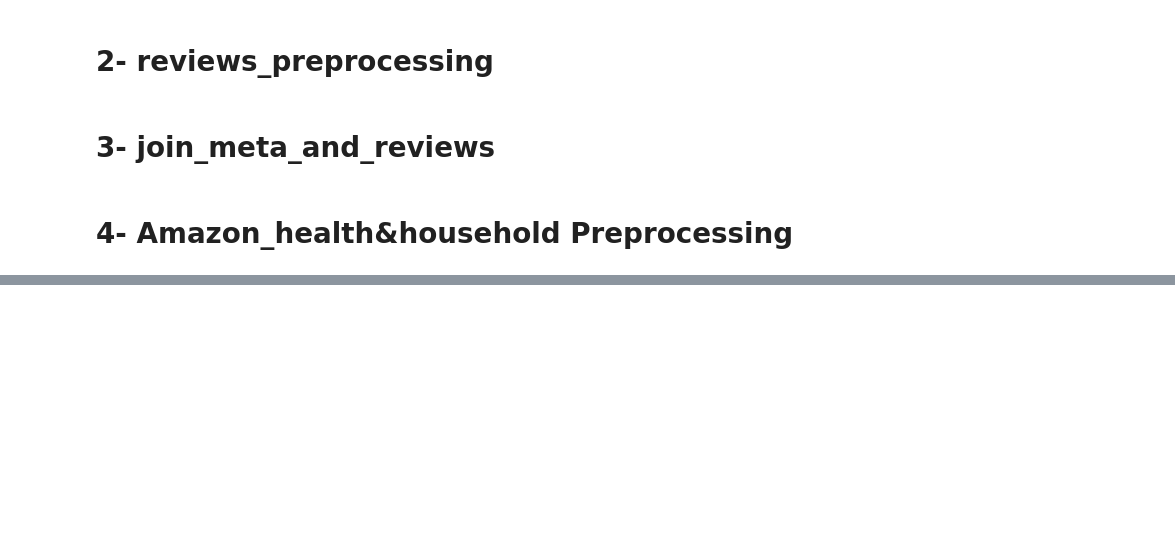
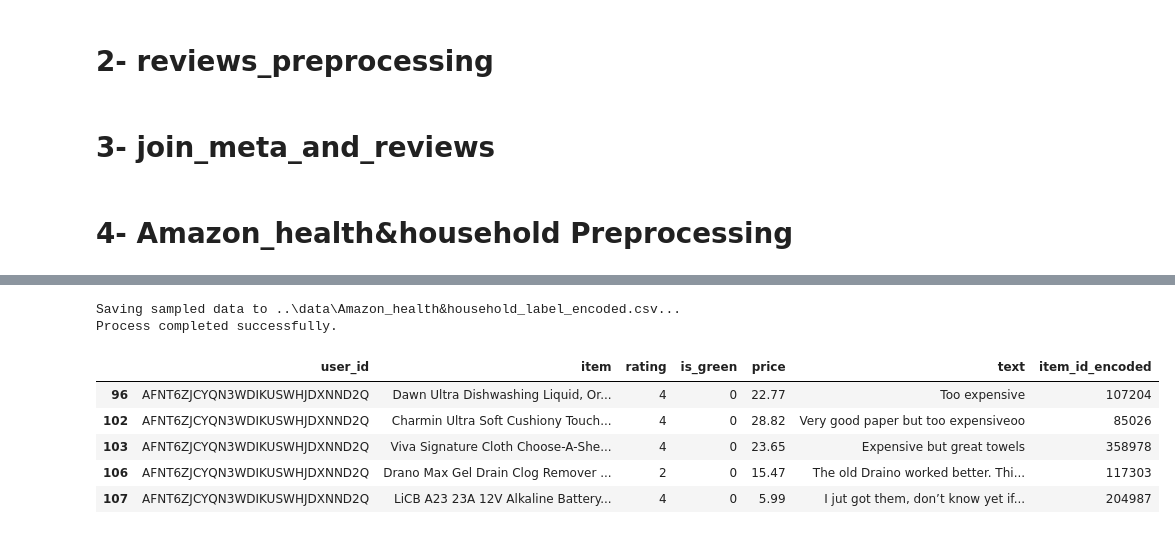
Before and after one commit to Hady-ElShennawy/AIE425_FinalProject_Group17, a Jupyter notebook: SECTION2_DomainRecommender/code/data_preprocessing.ipynb, the cells around one changed output, grey strips where cells are left out. Drawn from its saved outputs; the diff is of its cells as text; code cells hidden in the pictures; blank space fills up the shorter version.

Commit message:
data_preprocessing

```diff
--- a/SECTION2_DomainRecommender/code/data_preprocessing.ipynb
+++ b/SECTION2_DomainRecommender/code/data_preprocessing.ipynb
@@ -393,10 +392,12 @@ Rows after User Filter: 14554
 # %%
-print(f"Sampling {N_RATINGS} Interactions (Seed {SEED})...")
+# Keep: user_id, item_id, rating, is_green, price, text
+print("Filtering columns...")
 
-if len(df_filtered) > N_RATINGS:
-    df_filtered = df_filtered.sample(n=N_RATINGS, random_state=SEED)
-else:
-     print(f"Note: Only {len(df_filtered)} interactions available (requested {N_RATINGS}). keeping all.")
+cols_to_keep = ['user_id', 'item', 'rating', 'is_green', 'price', 'text']
+# Filter to only keep columns that actually exist in the dataframe
+existing_cols = [c for c in cols_to_keep if c in df.columns]
 
-print(f"Current Shape: {df_filtered.shape}")
+df = df[existing_cols]
+print("Columns after filtering:", df.columns.tolist())
+df.head()
 # %% [output]
@@ -406,11 +412,16 @@ Current Shape: (14554, 8)
 # %%
-print(f"Final Shape: {df_filtered.shape}")
-print(f"Unique Users: {df_filtered['user_id'].nunique()}")
-print(f"Unique Items: {df_filtered['item'].nunique()}")
+print("Performing Label Encoding on item...")
 
-try:
-    df_filtered.to_csv(OUTPUT_FILE, index=False)
-    print(f"Saved sampled dataset to: {os.path.abspath(OUTPUT_FILE)}")
-except Exception as e:
-    print(f"Error saving file: {e}")
+if 'item' in df.columns:
+    le = LabelEncoder()
+    # Convert to string to ensure consistency before encoding
+    df['item'] = df['item'].astype(str)
+    df['item_id_encoded'] = le.fit_transform(df['item'])
+    print("Encoding complete.")
+
+    # Save the full preprocessed file
+    print(f"Saving preprocessed data to {preprocessed_file}...")
+    df.to_csv(preprocessed_file, index=False)
+else:
+    print("Warning: 'item' column not found.")
 # %% [output]
@@ -472,0 +455,18 @@ File preview:
+# %%
+if not df_sampled.empty:
+    print(f"Saving sampled data to {sampled_file}...")
+    df_sampled.to_csv(sampled_file, index=False)
+    print("Process completed successfully.")
+else:
+    print("No data to save.")
+
+df_sampled.head()
+# %% [output]
+Saving sampled data to ..\data\Amazon_health&household_label_encoded.csv...
+Process completed successfully.
+|  | user_id | item | rating | is_green | price | text | item_id_encoded |
+| 96 | AFNT6ZJCYQN3WDIKUSWHJDXNND2Q | Dawn Ultra Dishwashing Liquid, Or... | 4 | 0 | 22.77 | Too expensive | 107204 |
+| 102 | AFNT6ZJCYQN3WDIKUSWHJDXNND2Q | Charmin Ultra Soft Cushiony Touch... | 4 | 0 | 28.82 | Very good paper but too expensiveoo | 85026 |
+| 103 | AFNT6ZJCYQN3WDIKUSWHJDXNND2Q | Viva Signature Cloth Choose-A-She... | 4 | 0 | 23.65 | Expensive but great towels | 358978 |
+| 106 | AFNT6ZJCYQN3WDIKUSWHJDXNND2Q | Drano Max Gel Drain Clog Remover ... | 2 | 0 | 15.47 | The old Draino worked better. Thi... | 117303 |
+| 107 | AFNT6ZJCYQN3WDIKUSWHJDXNND2Q | LiCB A23 23A 12V Alkaline Battery... | 4 | 0 | 5.99 | I jut got them, don’t know yet if... | 204987 |
```
Also changed, not shown: parts of 9 cells of this notebook, 1 other file.
